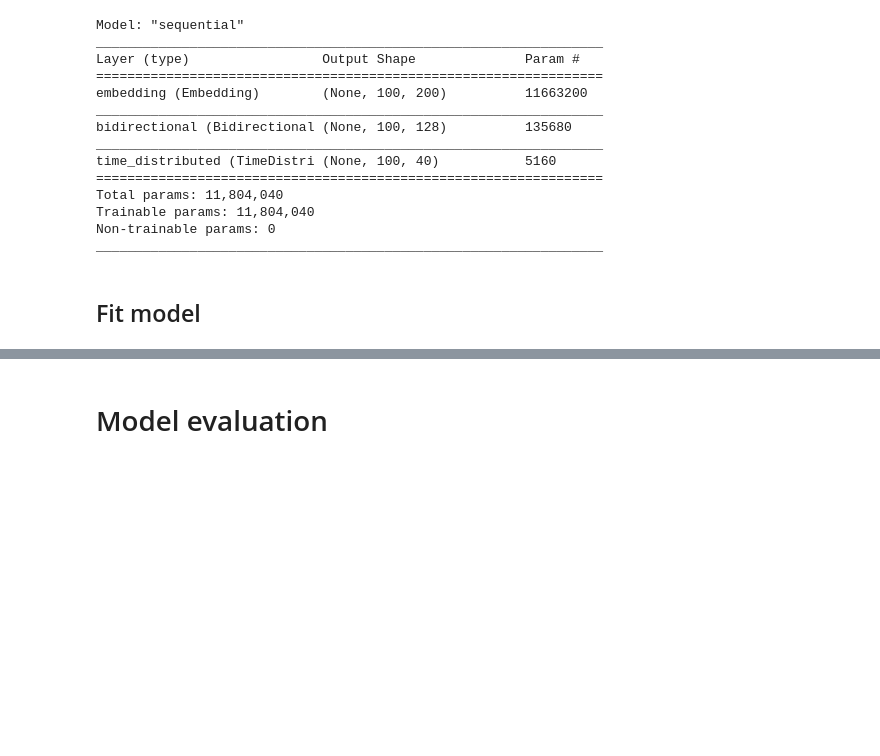
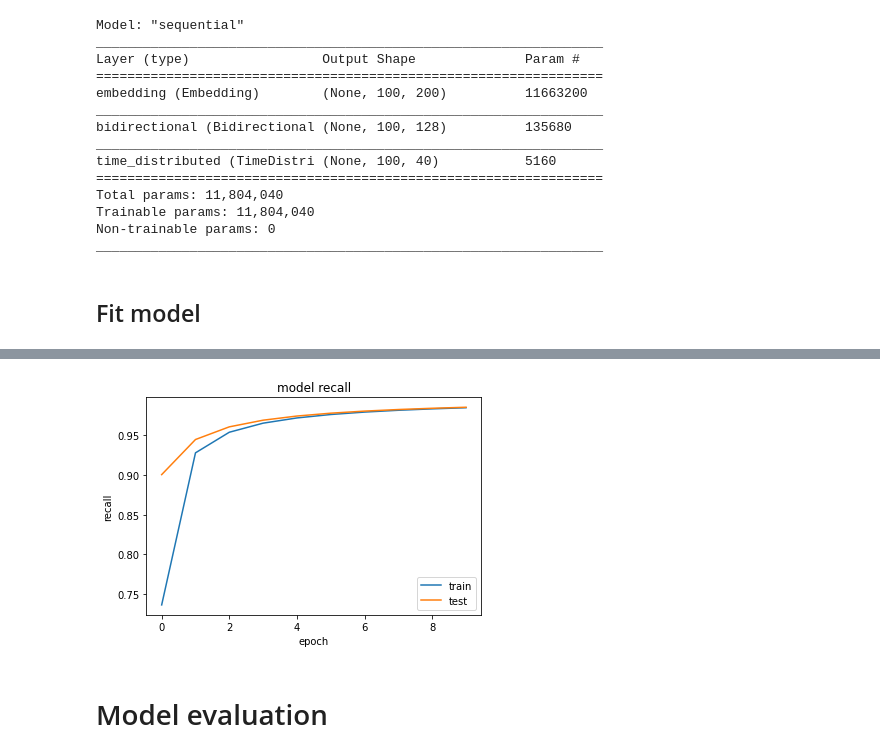
Before and after one commit to HLTT14/NLP-Assignments, a Jupyter notebook: NLP_Assignment2.ipynb, the cells around one changed output, grey strips where cells are left out. Drawn from its saved outputs; the diff is of its cells as text; code cells hidden in the pictures; blank space fills up the shorter version.

Commit message:
final model created

```diff
--- a/NLP_Assignment2.ipynb
+++ b/NLP_Assignment2.ipynb
@@ -525,3 +536,14 @@ plt.show()
+# %%
+# visualise training history
+plt.plot(bidirect_training.history['recall'])
+plt.plot(bidirect_training.history['val_recall'])
+plt.title('model recall')
+plt.ylabel('recall')
+plt.xlabel('epoch')
+plt.legend(['train', 'test'], loc="lower right")
+plt.show()
+# %% [output]
+[figure, added]
 # %% [markdown]
 # Model evaluation
 # %%
```
Also changed, not shown: parts of 37 cells of this notebook.
